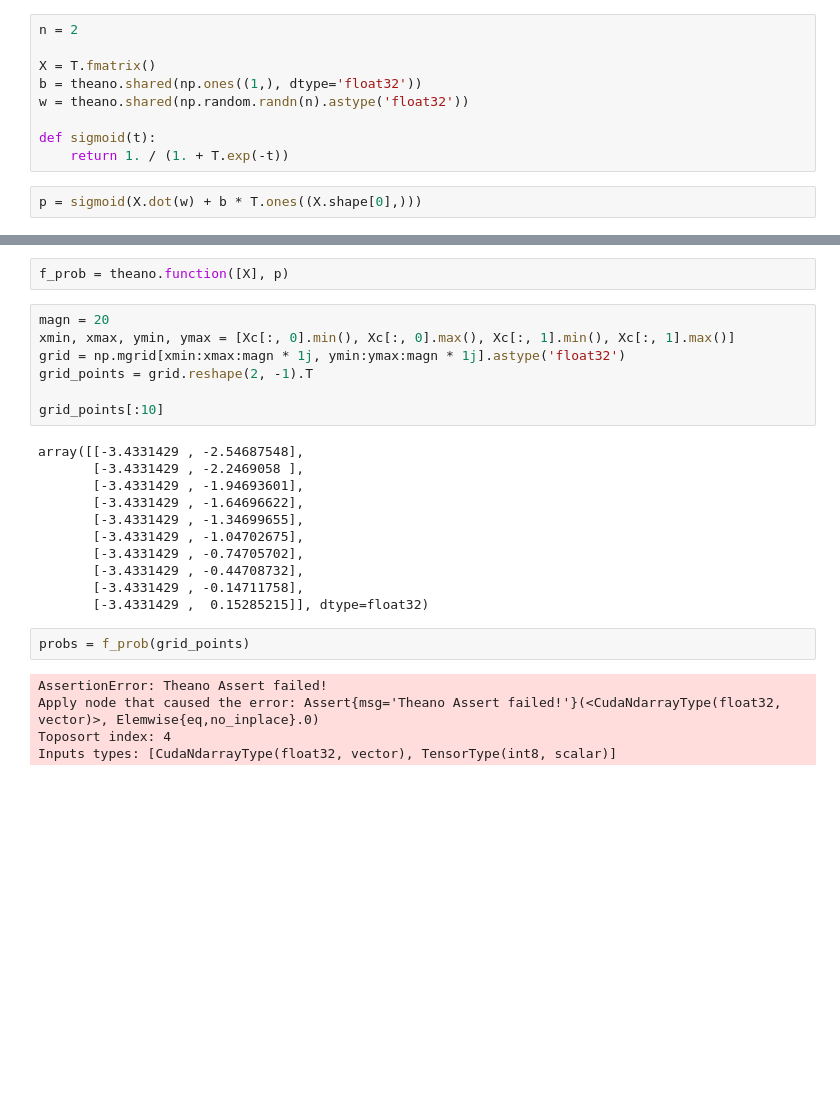
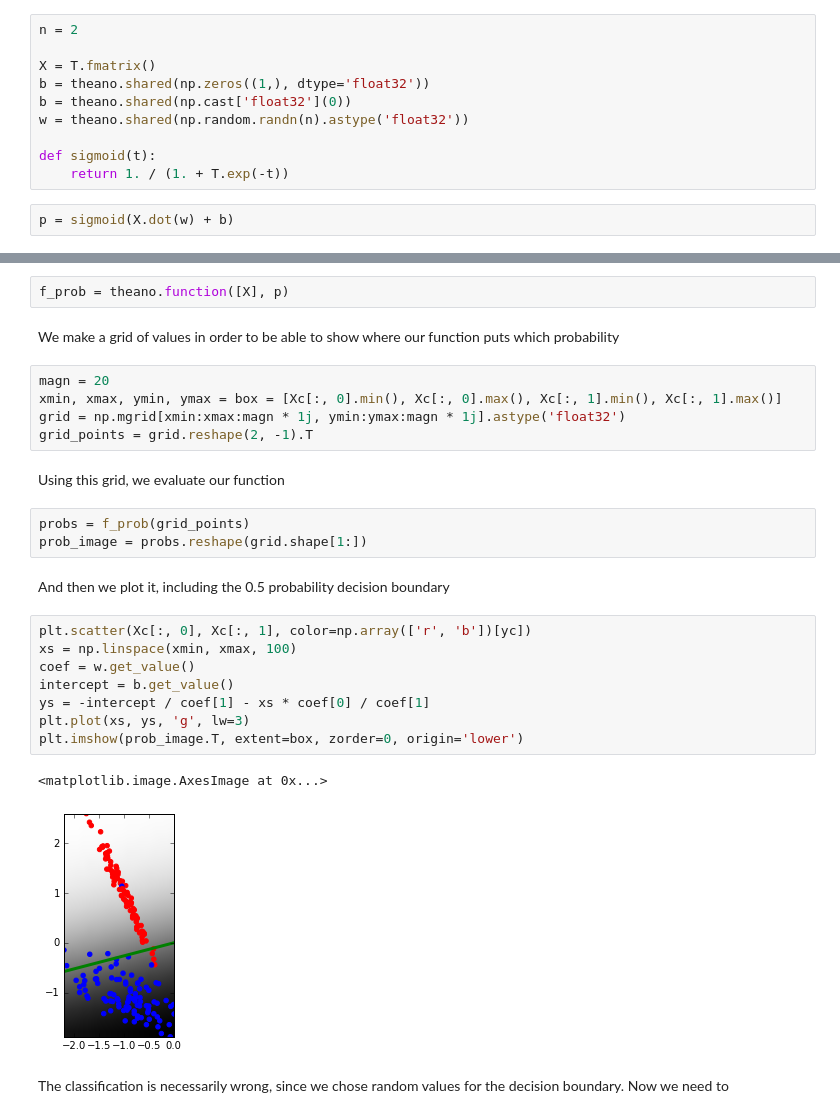
Before and after one commit to eickenberg/theano_presentation_ihp, a Jupyter notebook: Theano_Intro.ipynb, the cells around one changed output, grey strips where cells are left out. Cells and saved outputs as stored; diff of their text form; blank space fills up the shorter version.

```diff
--- a/Theano_Intro.ipynb
+++ b/Theano_Intro.ipynb
@@ -328,13 +330,14 @@ So let's code it:
 n = 2
 
 X = T.fmatrix()
-b = theano.shared(np.ones((1,), dtype='float32'))
+b = theano.shared(np.zeros((1,), dtype='float32'))
+b = theano.shared(np.cast['float32'](0))
 w = theano.shared(np.random.randn(n).astype('float32'))
 
 def sigmoid(t):
     return 1. / (1. + T.exp(-t))
 # %%
-p = sigmoid(X.dot(w) + b * T.ones((X.shape[0],)))
+p = sigmoid(X.dot(w) + b)
 # %%
 p
 # %% [output]
@@ -343,28 +346,30 @@ Elemwise{true_div,no_inplace}.0
 Let's take a look at what `p` would do to our classification data. For this, we need to create a function as above
 # %%
 f_prob = theano.function([X], p)
+# %% [markdown]
+We make a grid of values in order to be able to show where our function puts which probability
 # %%
 magn = 20
-xmin, xmax, ymin, ymax = [Xc[:, 0].min(), Xc[:, 0].max(), Xc[:, 1].min(), Xc[:, 1].max()]
+xmin, xmax, ymin, ymax = box = [Xc[:, 0].min(), Xc[:, 0].max(), Xc[:, 1].min(), Xc[:, 1].max()]
 grid = np.mgrid[xmin:xmax:magn * 1j, ymin:ymax:magn * 1j].astype('float32')
 grid_points = grid.reshape(2, -1).T
-
-grid_points[:10]
-# %% [output]
-array([[-3.4331429 , -2.54687548],
-       [-3.4331429 , -2.2469058 ],
-       [-3.4331429 , -1.94693601],
-       [-3.4331429 , -1.64696622],
-       [-3.4331429 , -1.34699655],
-       [-3.4331429 , -1.04702675],
-       [-3.4331429 , -0.74705702],
-       [-3.4331429 , -0.44708732],
-       [-3.4331429 , -0.14711758],
-       [-3.4331429 ,  0.15285215]], dtype=float32)
+# %% [markdown]
+Using this grid, we evaluate our function
 # %%
 probs = f_prob(grid_points)
+prob_image = probs.reshape(grid.shape[1:])
-# %% [output]
-AssertionError: Theano Assert failed!
-Apply node that caused the error: Assert{msg='Theano Assert failed!'}(<CudaNdarrayType(float32, vector)>, Elemwise{eq,no_inplace}.0)
-Toposort index: 4
-Inputs types: [CudaNdarrayType(float32, vector), TensorType(int8, scalar)]
+# %% [markdown]
+And then we plot it, including the 0.5 probability decision boundary
+# %%
+plt.scatter(Xc[:, 0], Xc[:, 1], color=np.array(['r', 'b'])[yc])
+xs = np.linspace(xmin, xmax, 100)
+coef = w.get_value()
+intercept = b.get_value()
+ys = -intercept / coef[1] - xs * coef[0] / coef[1]
+plt.plot(xs, ys, 'g', lw=3)
+plt.imshow(prob_image.T, extent=box, zorder=0, origin='lower')
+# %% [output]
+<matplotlib.image.AxesImage at 0x...>
+[figure, added]
+# %% [markdown]
+The classification is necessarily wrong, since we chose random values for the decision boundary. Now we need to
```
Also changed, not shown: parts of 6 cells of this notebook.
